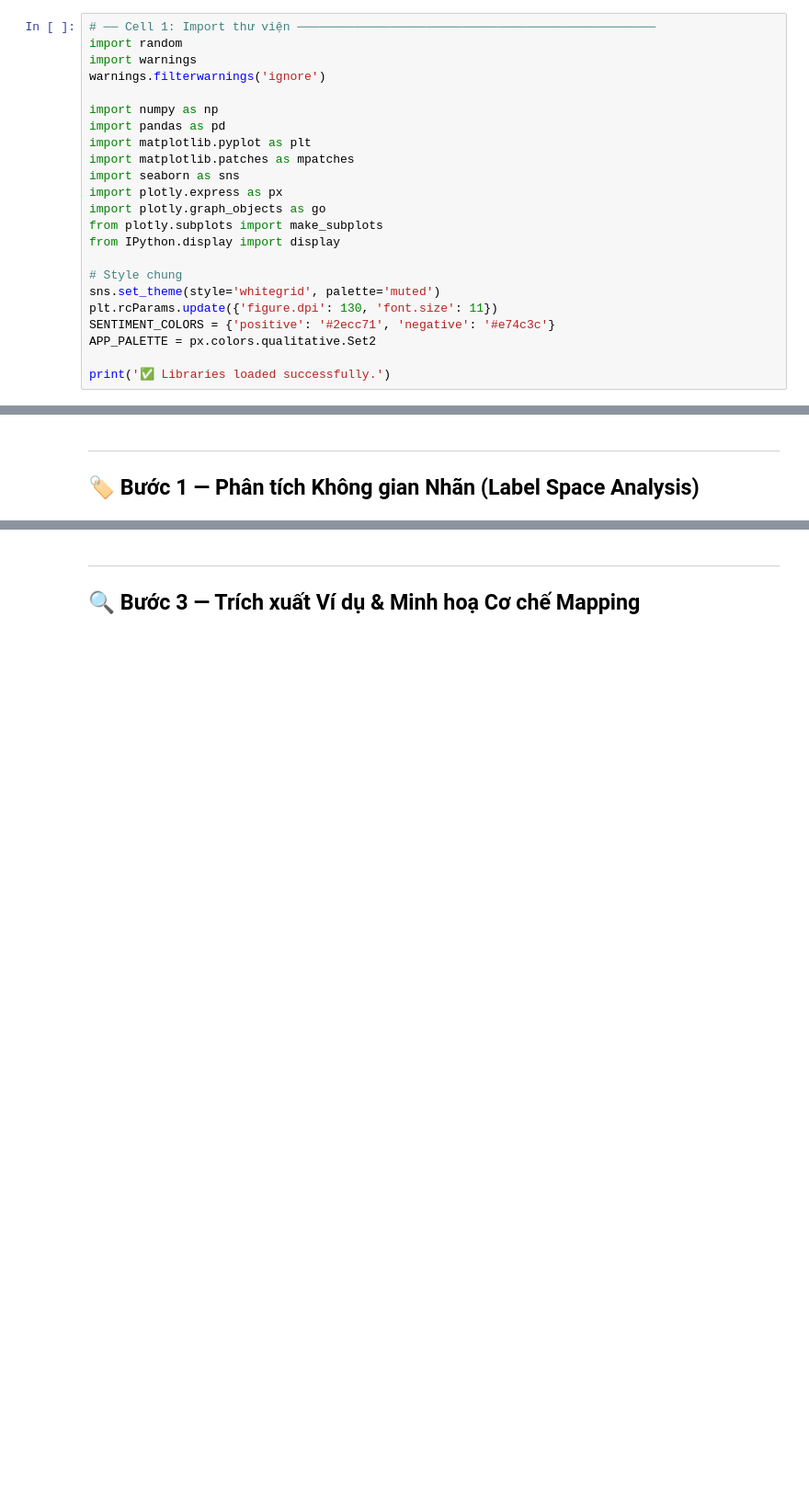
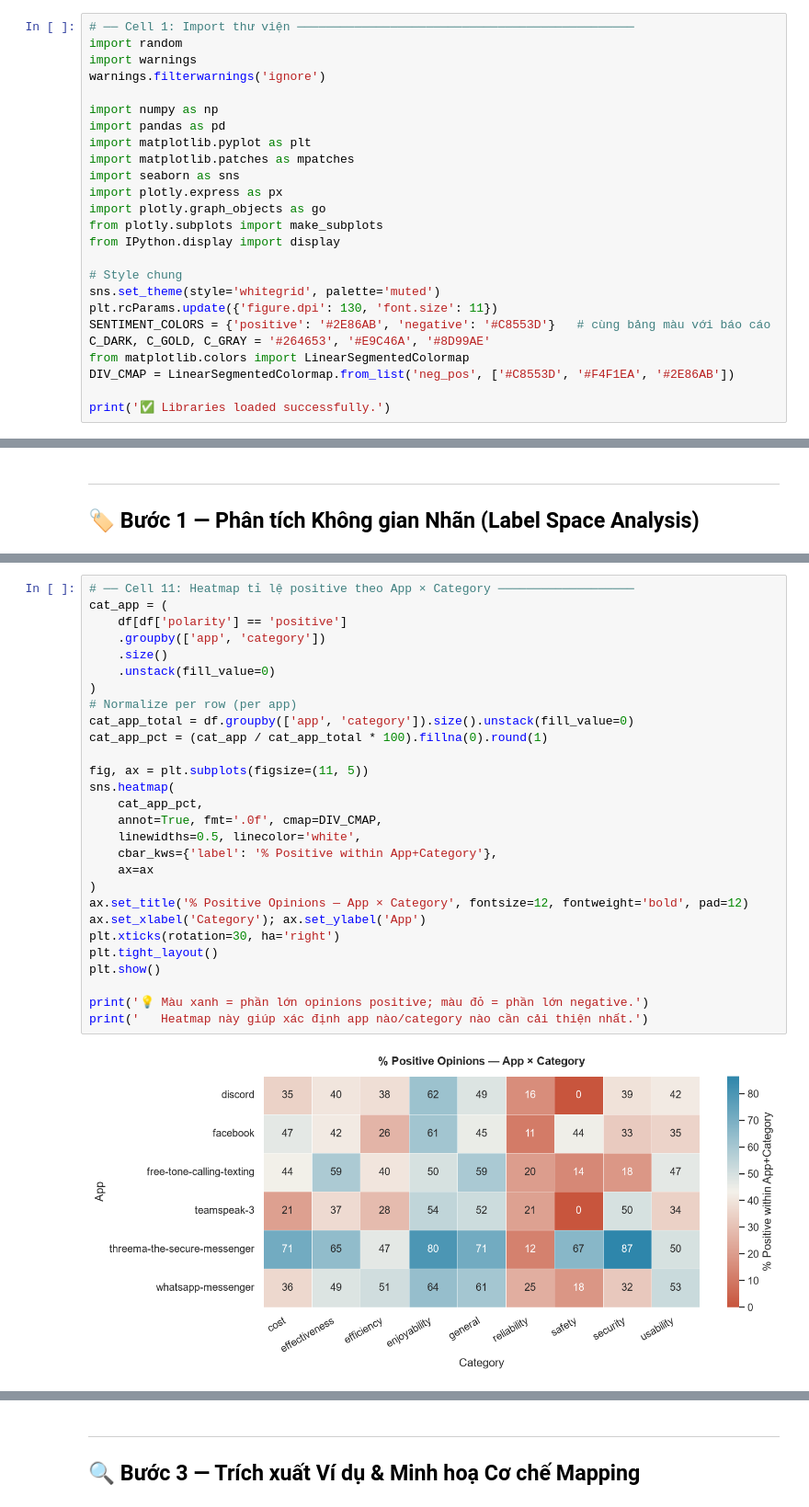
Before and after one commit to TranHoangDatSC/Data-Analysis-Laboratory, a Jupyter notebook: Natural-Language-Processing/Final-Project/notebooks/02_eda_aware.ipynb, the cells around one changed output, grey strips where cells are left out. Shown at 92% size. Drawn from its saved outputs; the diff is of its cells as text; blank space fills up the shorter version.

Commit message:
fix: just a better figure

```diff
--- a/Natural-Language-Processing/Final-Project/notebooks/02_eda_aware.ipynb
+++ b/Natural-Language-Processing/Final-Project/notebooks/02_eda_aware.ipynb
@@ -14,5 +21,5 @@
 # %%
-# ── Cell 1: Import thư viện ──────────────────────────────────────────────────
+# ── Cell 1: Import thư viện ───────────────────────────────────────────────
 import random
 import warnings
 warnings.filterwarnings('ignore')
@@ -30,8 +37,10 @@ from IPython.display import display
 # Style chung
 sns.set_theme(style='whitegrid', palette='muted')
 plt.rcParams.update({'figure.dpi': 130, 'font.size': 11})
-SENTIMENT_COLORS = {'positive': '#2ecc71', 'negative': '#e74c3c'}
-APP_PALETTE = px.colors.qualitative.Set2
+SENTIMENT_COLORS = {'positive': '#2E86AB', 'negative': '#C8553D'}   # cùng bảng màu với báo cáo
+C_DARK, C_GOLD, C_GRAY = '#264653', '#E9C46A', '#8D99AE'
+from matplotlib.colors import LinearSegmentedColormap
+DIV_CMAP = LinearSegmentedColormap.from_list('neg_pos', ['#C8553D', '#F4F1EA', '#2E86AB'])
 
 print('✅ Libraries loaded successfully.')
 # %% [output]
@@ -548,0 +350,30 @@ fig.show()
+# %%
+# ── Cell 11: Heatmap tỉ lệ positive theo App × Category ───────────────────
+cat_app = (
+    df[df['polarity'] == 'positive']
+    .groupby(['app', 'category'])
+    .size()
+    .unstack(fill_value=0)
+)
+# Normalize per row (per app)
+cat_app_total = df.groupby(['app', 'category']).size().unstack(fill_value=0)
+cat_app_pct = (cat_app / cat_app_total * 100).fillna(0).round(1)
+
+fig, ax = plt.subplots(figsize=(11, 5))
+sns.heatmap(
+    cat_app_pct,
+    annot=True, fmt='.0f', cmap=DIV_CMAP,
+    linewidths=0.5, linecolor='white',
+    cbar_kws={'label': '% Positive within App+Category'},
+    ax=ax
+)
+ax.set_title('% Positive Opinions — App × Category', fontsize=12, fontweight='bold', pad=12)
+ax.set_xlabel('Category'); ax.set_ylabel('App')
+plt.xticks(rotation=30, ha='right')
+plt.tight_layout()
+plt.show()
+
+print('💡 Màu xanh = phần lớn opinions positive; màu đỏ = phần lớn negative.')
+print('   Heatmap này giúp xác định app nào/category nào cần cải thiện nhất.')
+# %% [output]
+[figure, added]
```
Also changed, not shown: parts of 52 cells of this notebook.
